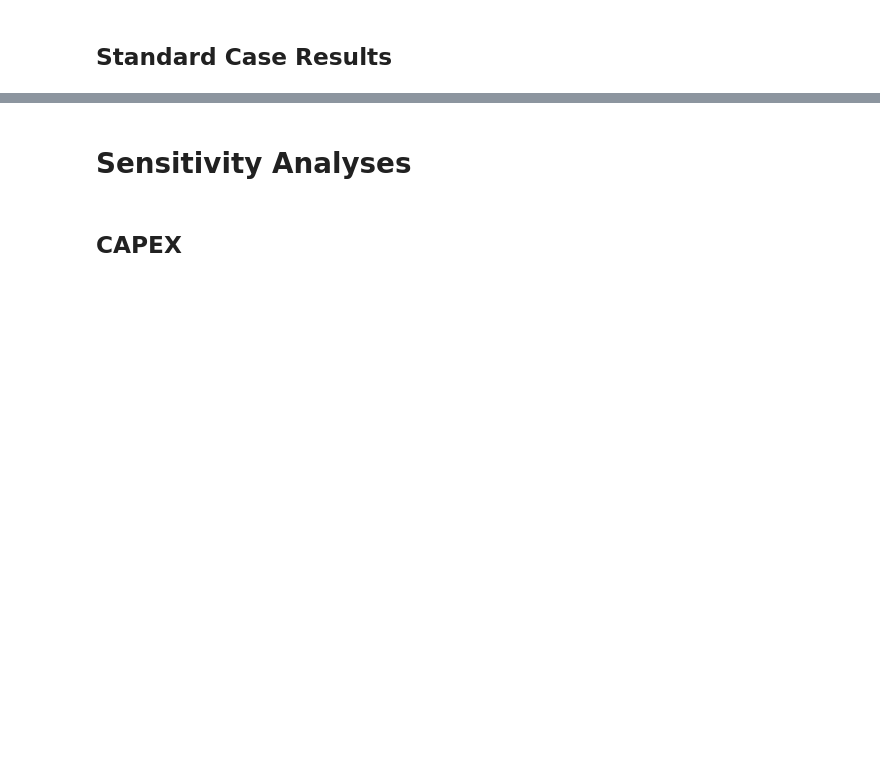
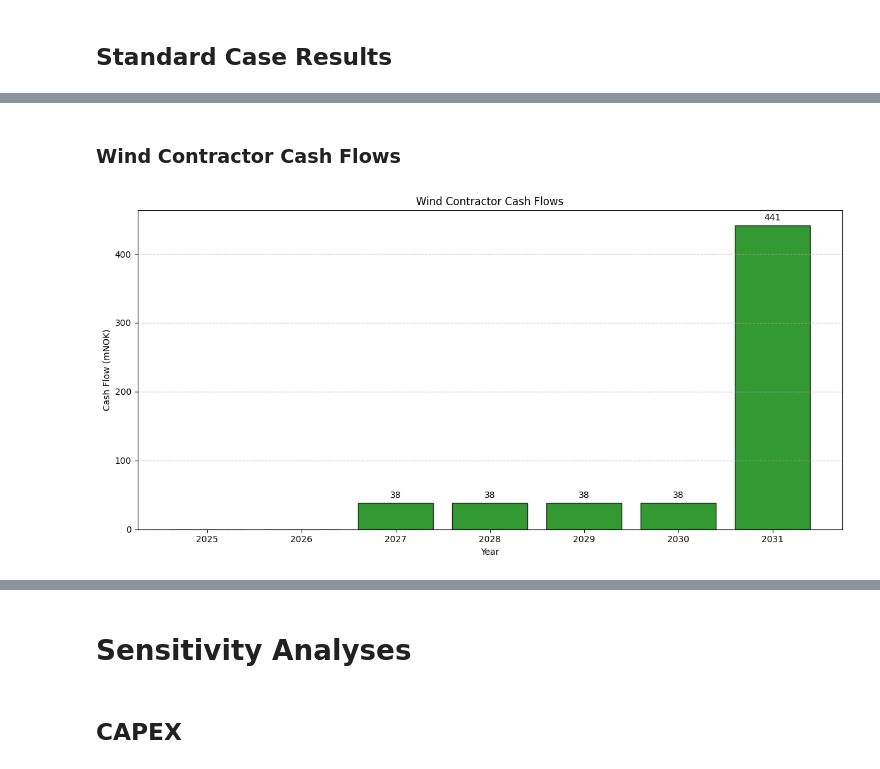
Before and after one commit to eivinddb/project_thesis, a Jupyter notebook: main.ipynb, the cells around one changed output, grey strips where cells are left out. Drawn from its saved outputs; the diff is of its cells as text; code cells hidden in the pictures; blank space fills up the shorter version.

```diff
--- a/main.ipynb
+++ b/main.ipynb
@@ -83,0 +80,16 @@ NPV Net: 984
+# %% [markdown]
+### Wind Contractor Cash Flows
+# %%
+years = np.arange(2025, 2032)
+num_paths = W
+cash_flows = wc_simulation.paths[0].cash_flows/1000000
+
+# Call the function
+plot_cash_flows(
+    years,
+    cash_flows,
+    title="Wind Contractor Cash Flows",
+    ylabel="Cash Flow (mNOK)"
+)
+# %% [output]
+[figure, added]
```
Also changed, not shown: parts of 32 cells of this notebook, 2 other files.
